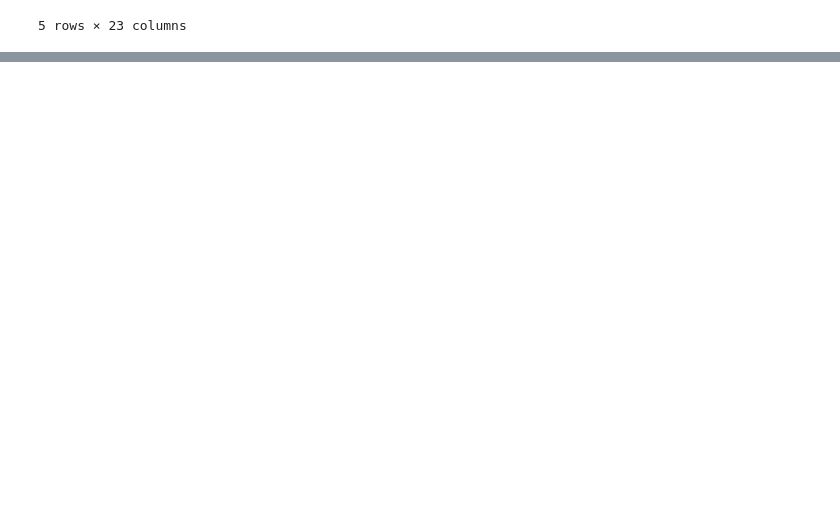
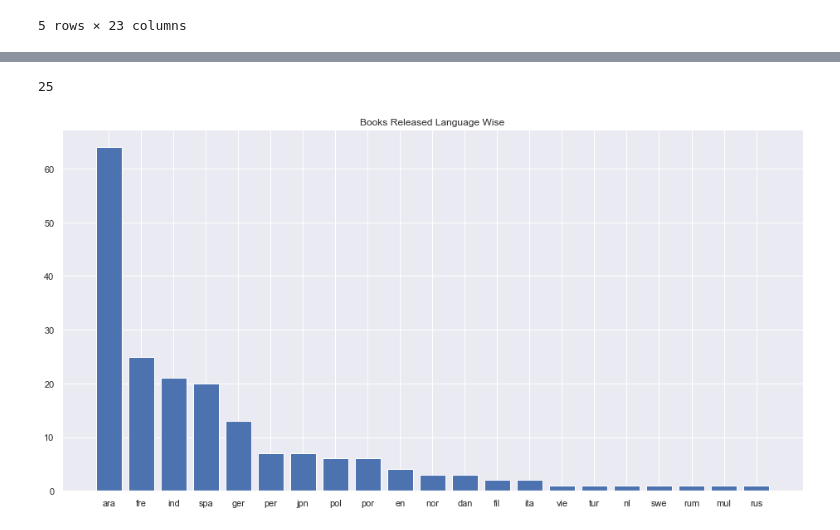
Before and after one commit to ChetanNain/CMPE-255, a Jupyter notebook: data_preprocessing/Data Preprocessing.ipynb, the cells around one changed output, grey strips where cells are left out. Saved outputs shown, nothing was run; the diff lists cells and outputs as text; code cells hidden in the pictures; blank space fills up the shorter version.

```diff
--- a/data_preprocessing/Data Preprocessing.ipynb
+++ b/data_preprocessing/Data Preprocessing.ipynb
@@ -151,0 +145,5 @@ nothing to commit, working tree clean
+# %%
+langCounts = pd.DataFrame(books_data['language_code'].value_counts())
+langCounts.columns = ['Total Counts']
+langCounts = langCounts.sort_values('Total Counts', ascending=False)
+langCounts
@@ -151,0 +168,10 @@ nothing to commit, working tree clean
+# %%
+len(langCounts)
+# %% [output]
+25
+# %%
+plt.figure(figsize=(16,8))
+plt.title("Books Released Language Wise")
+plt.bar(x=langCounts.index,height='Total Counts', data=langCounts);
+# %% [output]
+[figure, added]
```
Also changed, not shown: parts of 26 cells of this notebook.
